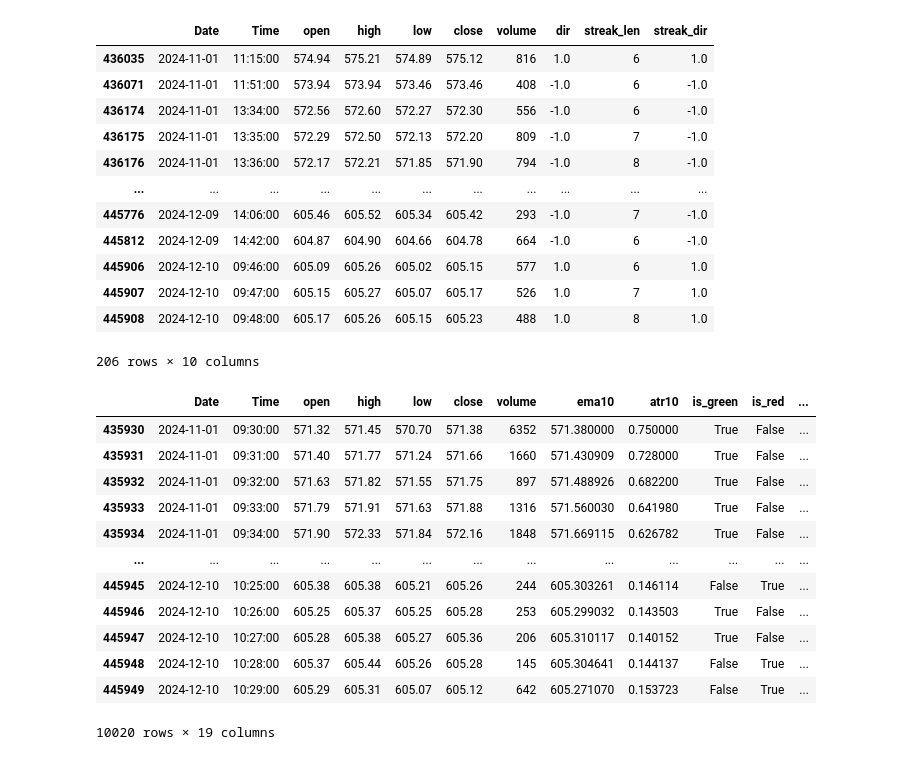
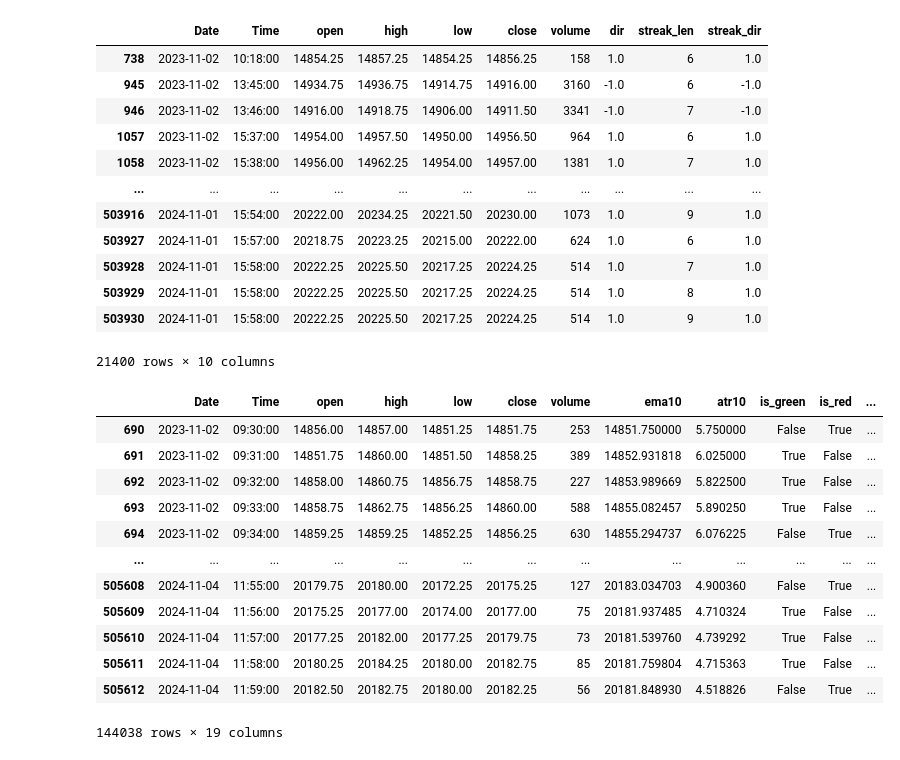
Before and after one commit to JeremieC1998/ORB_backtest, a Jupyter notebook: scalpingTest.ipynb, the cells around one changed output. Cells and saved outputs as stored; diff of their text form; code cells hidden in the pictures.

```diff
--- a/scalpingTest.ipynb
+++ b/scalpingTest.ipynb
@@ -41,8 +41,9 @@ def get1minBars(csvName):
 
     return priceData1minBars_df
 # %%
-SPY_Data = get1minBars('SPY_1min_data.csv')
-SPY_Data = SPY_Data[472980:483000]
-SPY_Data
+QQQ_Data = get1minBars('NQ_1min_master.csv')
+# QQQ_Data = QQQ_Data[472980:483000]
+QQQ_Data = QQQ_Data[:int(len(QQQ_Data)/2)]
+QQQ_Data
 # %% [output]
 |  | Date | Time | open | high | low | close | volume |
@@ -98,22 +99,22 @@ def find_candle_streaks(df, min_streak=4):
 
     return streaks_df
 
-streaks = find_candle_streaks(SPY_Data, min_streak=6)
+streaks = find_candle_streaks(QQQ_Data, min_streak=6)
 streaks
 # %% [output]
 |  | Date | Time | open | high | low | close | volume | dir | streak_len | streak_dir |
-| 436035 | 2024-11-01 | 11:15:00 | 574.94 | 575.21 | 574.89 | 575.12 | 816 | 1.0 | 6 | 1.0 |
-| 436071 | 2024-11-01 | 11:51:00 | 573.94 | 573.94 | 573.46 | 573.46 | 408 | -1.0 | 6 | -1.0 |
-| 436174 | 2024-11-01 | 13:34:00 | 572.56 | 572.60 | 572.27 | 572.30 | 556 | -1.0 | 6 | -1.0 |
-| 436175 | 2024-11-01 | 13:35:00 | 572.29 | 572.50 | 572.13 | 572.20 | 809 | -1.0 | 7 | -1.0 |
-| 436176 | 2024-11-01 | 13:36:00 | 572.17 | 572.21 | 571.85 | 571.90 | 794 | -1.0 | 8 | -1.0 |
+| 738 | 2023-11-02 | 10:18:00 | 14854.25 | 14857.25 | 14854.25 | 14856.25 | 158 | 1.0 | 6 | 1.0 |
+| 945 | 2023-11-02 | 13:45:00 | 14934.75 | 14936.75 | 14914.75 | 14916.00 | 3160 | -1.0 | 6 | -1.0 |
+| 946 | 2023-11-02 | 13:46:00 | 14916.00 | 14918.75 | 14906.00 | 14911.50 | 3341 | -1.0 | 7 | -1.0 |
+| 1057 | 2023-11-02 | 15:37:00 | 14954.00 | 14957.50 | 14950.00 | 14956.50 | 964 | 1.0 | 6 | 1.0 |
+| 1058 | 2023-11-02 | 15:38:00 | 14956.00 | 14962.25 | 14954.00 | 14957.00 | 1381 | 1.0 | 7 | 1.0 |
 | ... | ... | ... | ... | ... | ... | ... | ... | ... | ... | ... |
-| 445776 | 2024-12-09 | 14:06:00 | 605.46 | 605.52 | 605.34 | 605.42 | 293 | -1.0 | 7 | -1.0 |
-| 445812 | 2024-12-09 | 14:42:00 | 604.87 | 604.90 | 604.66 | 604.78 | 664 | -1.0 | 6 | -1.0 |
-| 445906 | 2024-12-10 | 09:46:00 | 605.09 | 605.26 | 605.02 | 605.15 | 577 | 1.0 | 6 | 1.0 |
-| 445907 | 2024-12-10 | 09:47:00 | 605.15 | 605.27 | 605.07 | 605.17 | 526 | 1.0 | 7 | 1.0 |
-| 445908 | 2024-12-10 | 09:48:00 | 605.17 | 605.26 | 605.15 | 605.23 | 488 | 1.0 | 8 | 1.0 |
+| 503916 | 2024-11-01 | 15:54:00 | 20222.00 | 20234.25 | 20221.50 | 20230.00 | 1073 | 1.0 | 9 | 1.0 |
+| 503927 | 2024-11-01 | 15:57:00 | 20218.75 | 20223.25 | 20215.00 | 20222.00 | 624 | 1.0 | 6 | 1.0 |
+| 503928 | 2024-11-01 | 15:58:00 | 20222.25 | 20225.50 | 20217.25 | 20224.25 | 514 | 1.0 | 7 | 1.0 |
+| 503929 | 2024-11-01 | 15:58:00 | 20222.25 | 20225.50 | 20217.25 | 20224.25 | 514 | 1.0 | 8 | 1.0 |
+| 503930 | 2024-11-01 | 15:58:00 | 20222.25 | 20225.50 | 20217.25 | 20224.25 | 514 | 1.0 | 9 | 1.0 |
-206 rows × 10 columns
+21400 rows × 10 columns
 # %%
 def add_ema10_atr10(df, atr_per_session=True):
     """
@@ -233,47 +234,47 @@ def add_targets_and_stops(df, atr_mult=0.5, use_prior_atr=True):
     """
     out = df.copy()
 
     # ATR to use on the entry bar
     if use_prior_atr:
         # use ATR from the prior bar within the same session
         atr_used = out.groupby('Date')['atr10'].shift(1)
     else:
         # use ATR from the entry bar itself (can introduce slight look-ahead if ATR updates with the bar)
         atr_used = out['atr10']
 
     # initialize
     out['targetPrice'] = np.nan
     out['stopPrice']   = np.nan
 
     long_mask  = (out['entryNextOpen']) & (out['side'] == 1)
     short_mask = (out['entryNextOpen']) & (out['side'] == -1)
 
     out.loc[long_mask,  'targetPrice'] = out.loc[long_mask,  'entry_price'] + atr_used.loc[long_mask]  * atr_mult
     out.loc[short_mask, 'targetPrice'] = out.loc[short_mask, 'entry_price'] - atr_used.loc[short_mask] * atr_mult
 
     # optional: symmetric stop
     out.loc[long_mask,  'stopPrice']   = out.loc[long_mask,  'entry_price'] - atr_used.loc[long_mask]  * atr_mult
     out.loc[short_mask, 'stopPrice']   = out.loc[short_mask, 'entry_price'] + atr_used.loc[short_mask] * atr_mult
 
     return out
 
 
-scalpSPY = add_ema10_atr10(SPY_Data, atr_per_session=True)
-scalpSPY = mark_pullback_candles(scalpSPY)
-scalpSPY = add_entry_signals(scalpSPY)
-scalpSPY = add_targets_and_stops(scalpSPY)
-scalpSPY
+scalpQQQ = add_ema10_atr10(QQQ_Data, atr_per_session=True)
+scalpQQQ = mark_pullback_candles(scalpQQQ)
+scalpQQQ = add_entry_signals(scalpQQQ)
+scalpQQQ = add_targets_and_stops(scalpQQQ)
+scalpQQQ
 # %% [output]
 |  | Date | Time | open | high | low | close | volume | ema10 | atr10 | is_green | is_red | ... |
-| 435930 | 2024-11-01 | 09:30:00 | 571.32 | 571.45 | 570.70 | 571.38 | 6352 | 571.380000 | 0.750000 | True | False | ... |
-| 435931 | 2024-11-01 | 09:31:00 | 571.40 | 571.77 | 571.24 | 571.66 | 1660 | 571.430909 | 0.728000 | True | False | ... |
-| 435932 | 2024-11-01 | 09:32:00 | 571.63 | 571.82 | 571.55 | 571.75 | 897 | 571.488926 | 0.682200 | True | False | ... |
-| 435933 | 2024-11-01 | 09:33:00 | 571.79 | 571.91 | 571.63 | 571.88 | 1316 | 571.560030 | 0.641980 | True | False | ... |
-| 435934 | 2024-11-01 | 09:34:00 | 571.90 | 572.33 | 571.84 | 572.16 | 1848 | 571.669115 | 0.626782 | True | False | ... |
+| 690 | 2023-11-02 | 09:30:00 | 14856.00 | 14857.00 | 14851.25 | 14851.75 | 253 | 14851.750000 | 5.750000 | False | True | ... |
+| 691 | 2023-11-02 | 09:31:00 | 14851.75 | 14860.00 | 14851.50 | 14858.25 | 389 | 14852.931818 | 6.025000 | True | False | ... |
+| 692 | 2023-11-02 | 09:32:00 | 14858.00 | 14860.75 | 14856.75 | 14858.75 | 227 | 14853.989669 | 5.822500 | True | False | ... |
+| 693 | 2023-11-02 | 09:33:00 | 14858.75 | 14862.75 | 14856.25 | 14860.00 | 588 | 14855.082457 | 5.890250 | True | False | ... |
+| 694 | 2023-11-02 | 09:34:00 | 14859.25 | 14859.25 | 14852.25 | 14856.25 | 630 | 14855.294737 | 6.076225 | False | True | ... |
 | ... | ... | ... | ... | ... | ... | ... | ... | ... | ... | ... | ... | ... |
-| 445945 | 2024-12-10 | 10:25:00 | 605.38 | 605.38 | 605.21 | 605.26 | 244 | 605.303261 | 0.146114 | False | True | ... |
-| 445946 | 2024-12-10 | 10:26:00 | 605.25 | 605.37 | 605.25 | 605.28 | 253 | 605.299032 | 0.143503 | True | False | ... |
-| 445947 | 2024-12-10 | 10:27:00 | 605.28 | 605.38 | 605.27 | 605.36 | 206 | 605.310117 | 0.140152 | True | False | ... |
-| 445948 | 2024-12-10 | 10:28:00 | 605.37 | 605.44 | 605.26 | 605.28 | 145 | 605.304641 | 0.144137 | False | True | ... |
-| 445949 | 2024-12-10 | 10:29:00 | 605.29 | 605.31 | 605.07 | 605.12 | 642 | 605.271070 | 0.153723 | False | True | ... |
+| 505608 | 2024-11-04 | 11:55:00 | 20179.75 | 20180.00 | 20172.25 | 20175.25 | 127 | 20183.034703 | 4.900360 | False | True | ... |
+| 505609 | 2024-11-04 | 11:56:00 | 20175.25 | 20177.00 | 20174.00 | 20177.00 | 75 | 20181.937485 | 4.710324 | True | False | ... |
+| 505610 | 2024-11-04 | 11:57:00 | 20177.25 | 20182.00 | 20177.25 | 20179.75 | 73 | 20181.539760 | 4.739292 | True | False | ... |
+| 505611 | 2024-11-04 | 11:58:00 | 20180.25 | 20184.25 | 20180.00 | 20182.75 | 85 | 20181.759804 | 4.715363 | True | False | ... |
+| 505612 | 2024-11-04 | 11:59:00 | 20182.50 | 20182.75 | 20180.00 | 20182.25 | 56 | 20181.848930 | 4.518826 | False | True | ... |
-10020 rows × 19 columns
+144038 rows × 19 columns
```
Also changed, not shown: parts of 7 cells of this notebook.
